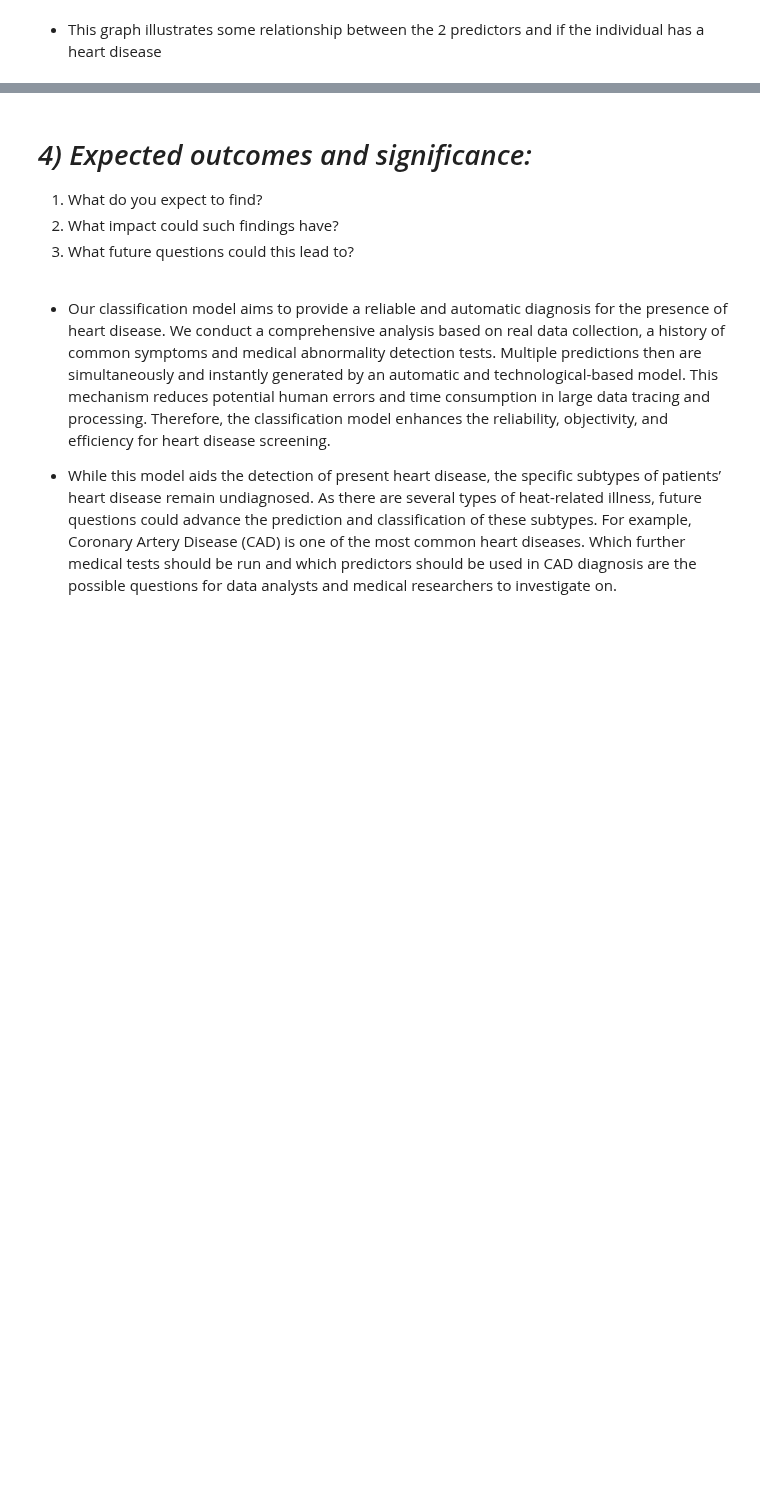
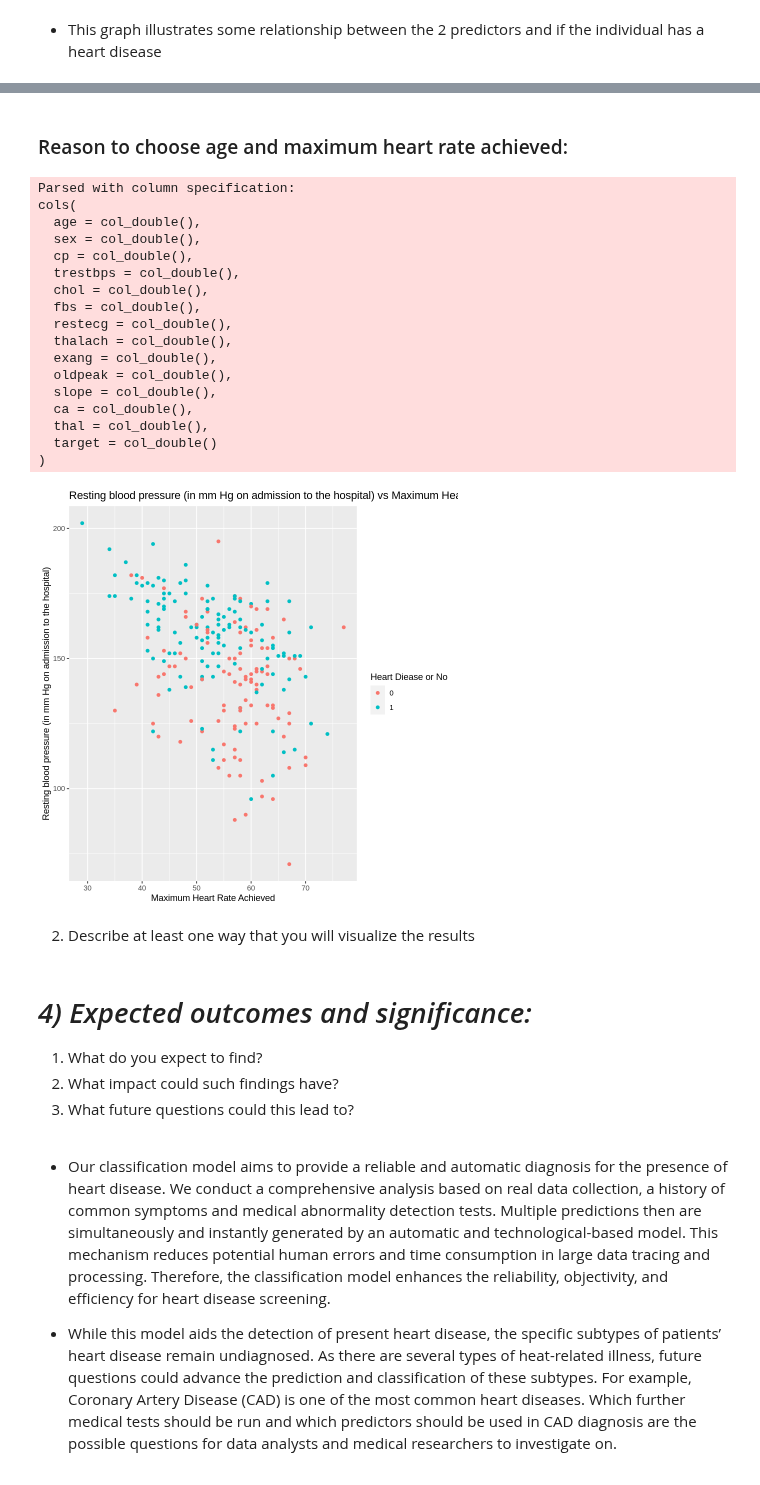
Before and after one commit to sadia-kd/DSCI-Project, a Jupyter notebook: Proposal.ipynb, the cells around one changed output, grey strips where cells are left out. Saved outputs shown, nothing was run; the diff lists cells and outputs as text; code cells hidden in the pictures; blank space fills up the shorter version.

```diff
--- a/Proposal.ipynb
+++ b/Proposal.ipynb
@@ -154,3 +164,45 @@ heart_disease_plot
+# %% [markdown]
+### Reason to choose age and maximum heart rate achieved:
+# %%
+# TBD
+
+data <- read_csv("heart.csv") %>%
+    mutate(target = as_factor(target))
+
+unique_data <- unique(data)
+
+data_split <- initial_split(unique_data, prop = 0.75, strata = target)
+data_train <- training(data_split)
+data_test <- testing(data_split)
+
+heart_disease_var_check <- data_train %>%
+    ggplot(aes(x = age, y=thalach, color = target)) +
+    geom_point() +
+    labs(x = "Maximum Heart Rate Achieved", y = "Resting blood pressure (in mm Hg on admission to the hospital)", color = "Heart Diease or No") +
+    ggtitle("Resting blood pressure (in mm Hg on admission to the hospital) vs Maximum Heart Rate Achieved")
+
+heart_disease_var_check
+# %% [output]
+Parsed with column specification:
+cols(
+  age = col_double(),
+  sex = col_double(),
+  cp = col_double(),
+  trestbps = col_double(),
+  chol = col_double(),
+  fbs = col_double(),
+  restecg = col_double(),
+  thalach = col_double(),
+  exang = col_double(),
+  oldpeak = col_double(),
+  slope = col_double(),
+  ca = col_double(),
+  thal = col_double(),
+  target = col_double()
+)
+[figure, added]
+# %% [markdown]
+2. Describe at least one way that you will visualize the results
 # %% [markdown]
 # _4) Expected outcomes and significance:_
 
```
Also changed, not shown: parts of 7 cells of this notebook.
